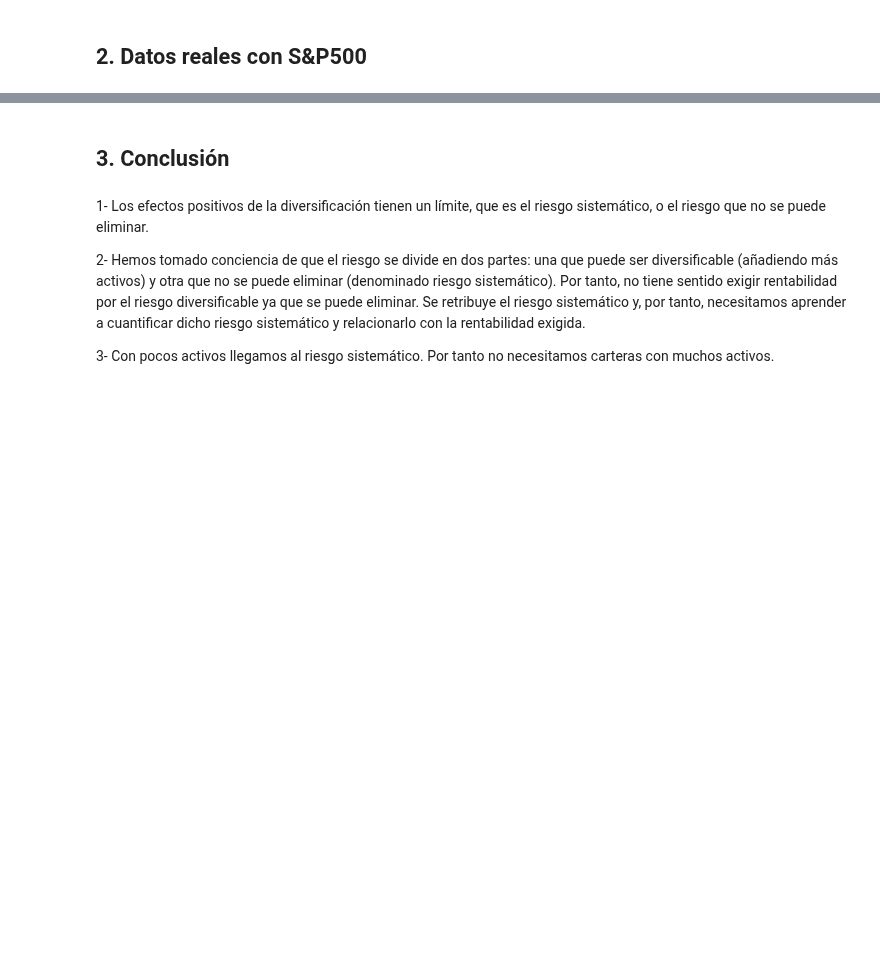
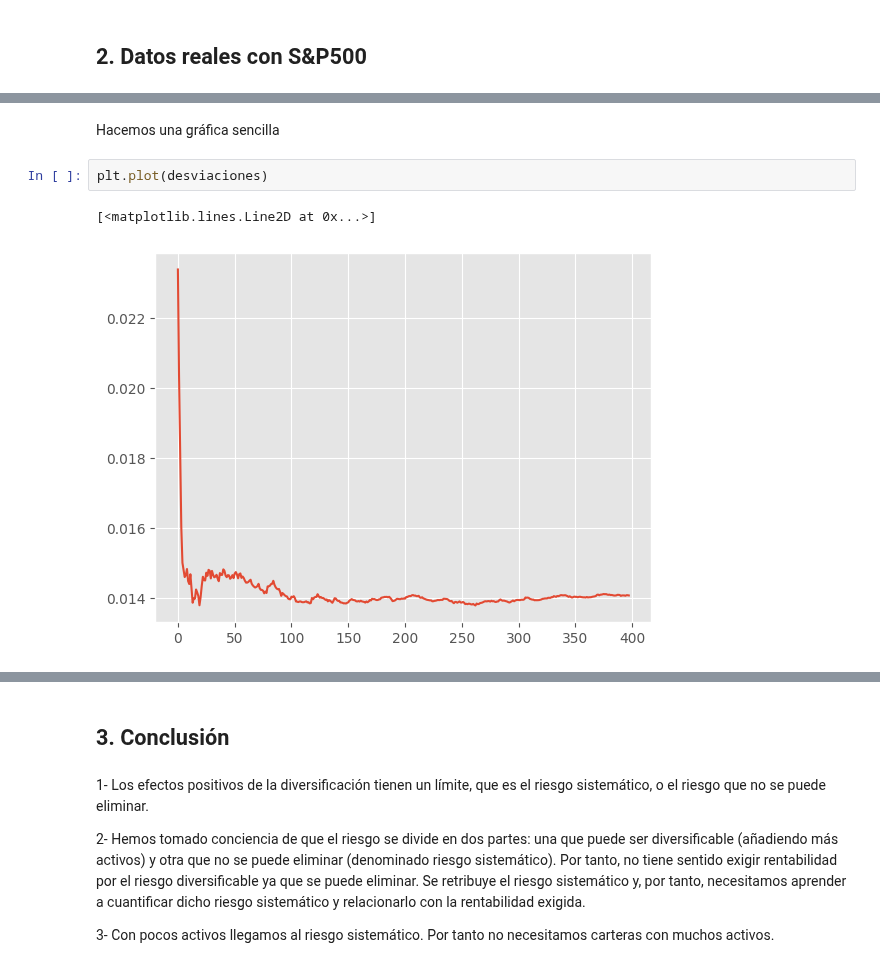
Before and after one commit to alfonso-santos/microcredencial-carteras-python-2023, a Jupyter notebook: Tema_2_Carteras_Intro/src/analisis-diversificacion-solucion.ipynb, the cells around one changed output, grey strips where cells are left out. Drawn from its saved outputs; the diff is of its cells as text; blank space fills up the shorter version.

```diff
--- a/Tema_2_Carteras_Intro/src/analisis-diversificacion-solucion.ipynb
+++ b/Tema_2_Carteras_Intro/src/analisis-diversificacion-solucion.ipynb
@@ -164,0 +127,7 @@ for i in tqdm(range(num_act-2)):
+# %% [markdown]
+Hacemos una gráfica sencilla
+# %%
+plt.plot(desviaciones)
+# %% [output]
+[<matplotlib.lines.Line2D at 0x...>]
+[figure, added]
```
Also changed, not shown: parts of 16 cells of this notebook, 1 other file.
